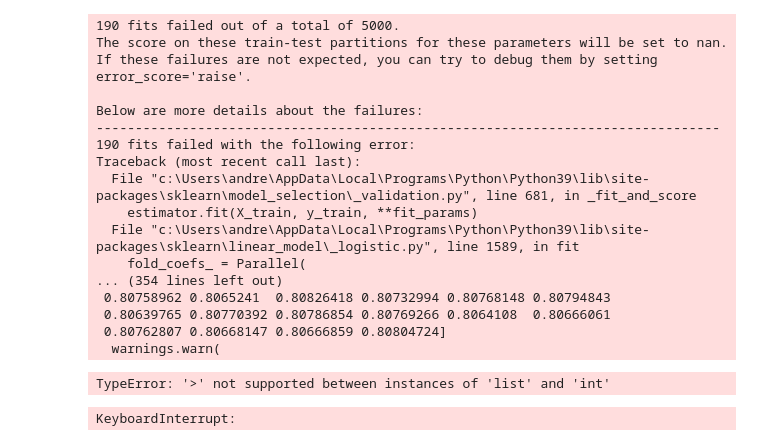
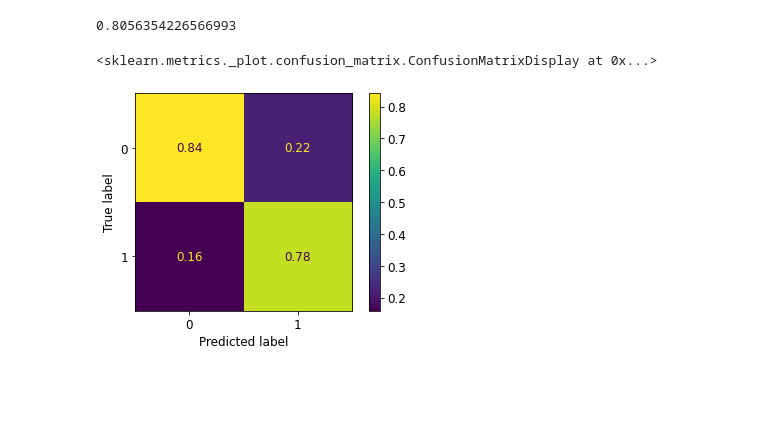
Before and after one commit to andre03051/DataCamp, a Jupyter notebook: K_Competition - Spaceship Titanic/Spaceship TItanic.ipynb, the cells around one changed output. Drawn from its saved outputs; the diff is of its cells as text; code cells hidden in the pictures; blank space fills up the shorter version.

```diff
--- a/K_Competition - Spaceship Titanic/Spaceship TItanic.ipynb
+++ b/K_Competition - Spaceship Titanic/Spaceship TItanic.ipynb
@@ -232,35 +257,24 @@ modelSelection.head()
+# %%
+# Create a Random Forest Classifier with specified criterion
+clf = RandomForestClassifier(criterion='entropy')
+
+# Create the parameter grid
+param_grid = {
+    'max_depth': list(range(20,100)),
+    'min_samples_leaf': list(range(10,50)),
+    'max_features':['sqrt', 'log2']
+}
+
+rfc_op = features_heat_scatter('Random' clf, param_grid, 50, X_train, y_train, X_test)
 # %%
 # Create a Random Forest Classifier with specified criterion
-clf = LogisticRegression(solver = 'saga', penalty='elasticnet')
+clf = GradientBoostingClassifier()
 
 # Create the parameter grid
 param_grid = {
-    'C': np.unique(np.linspace(0, 2, 21).round(1)),
-    'max_iter': list(range(500,1500)),
-    'l1_ratio': np.unique(np.linspace(0, 1, 11).round(1))
+    'n_estimators': list(range(100,1000)),
+    'max_depth': list(range(1,100)),
+    'max_features':['sqrt', 'log2']
 }
 
-features_heat_scatter(clf, param_grid, 1000, X_train, y_train, X_test)
+gbc_op = features_heat_scatter('Random', clf, param_grid, 50, X_train, y_train, X_test)
-# %% [output]
-190 fits failed out of a total of 5000.
-The score on these train-test partitions for these parameters will be set to nan.
-If these failures are not expected, you can try to debug them by setting error_score='raise'.
-
-Below are more details about the failures:
---------------------------------------------------------------------------------
-190 fits failed with the following error:
-Traceback (most recent call last):
-  File "c:\Users\andre\AppData\Local\Programs\Python\Python39\lib\site-packages\sklearn\model_selection\_validation.py", line 681, in _fit_and_score
-    estimator.fit(X_train, y_train, **fit_params)
-  File "c:\Users\andre\AppData\Local\Programs\Python\Python39\lib\site-packages\sklearn\linear_model\_logistic.py", line 1589, in fit
-    fold_coefs_ = Parallel(
-... (354 lines left out)
- 0.80758962 0.8065241  0.80826418 0.80732994 0.80768148 0.80794843
- 0.80639765 0.80770392 0.80786854 0.80769266 0.8064108  0.80666061
- 0.80762807 0.80668147 0.80666859 0.80804724]
-  warnings.warn(
-TypeError: '>' not supported between instances of 'list' and 'int'
-# %%
-features_heat_scatter(clf, param_grid, 1000, X_train, y_train, X_test)
-# %% [output]
-KeyboardInterrupt:
@@ -280,0 +281,22 @@ test = pd.read_csv('data/test.csv')
+# %%
+from sklearn.metrics import confusion_matrix
+from sklearn.ensemble import VotingClassifier
+from sklearn.metrics import ConfusionMatrixDisplay
+
+eclf = VotingClassifier(
+    estimators=[
+        ('RandomForest', rfc_op.best_estimator_),
+        ('GradientBoost', gbc_op.best_estimator_),
+        ('XGB', xgbc)
+        ],
+    voting='soft')
+pred = eclf.fit(X_train, y_train).predict(X_test)
+# print(confusion_matrix(y_test, pred))
+# print(accuracy_score(y_test, pred))
+
+print(accuracy_score(y_test, pred))
+ConfusionMatrixDisplay.from_predictions(y_test, pred, normalize = 'pred')
+# %% [output]
+0.8056354226566993
+<sklearn.metrics._plot.confusion_matrix.ConfusionMatrixDisplay at 0x...>
+[figure, added]
```
Also changed, not shown: parts of 15 cells of this notebook, 2 other files.
